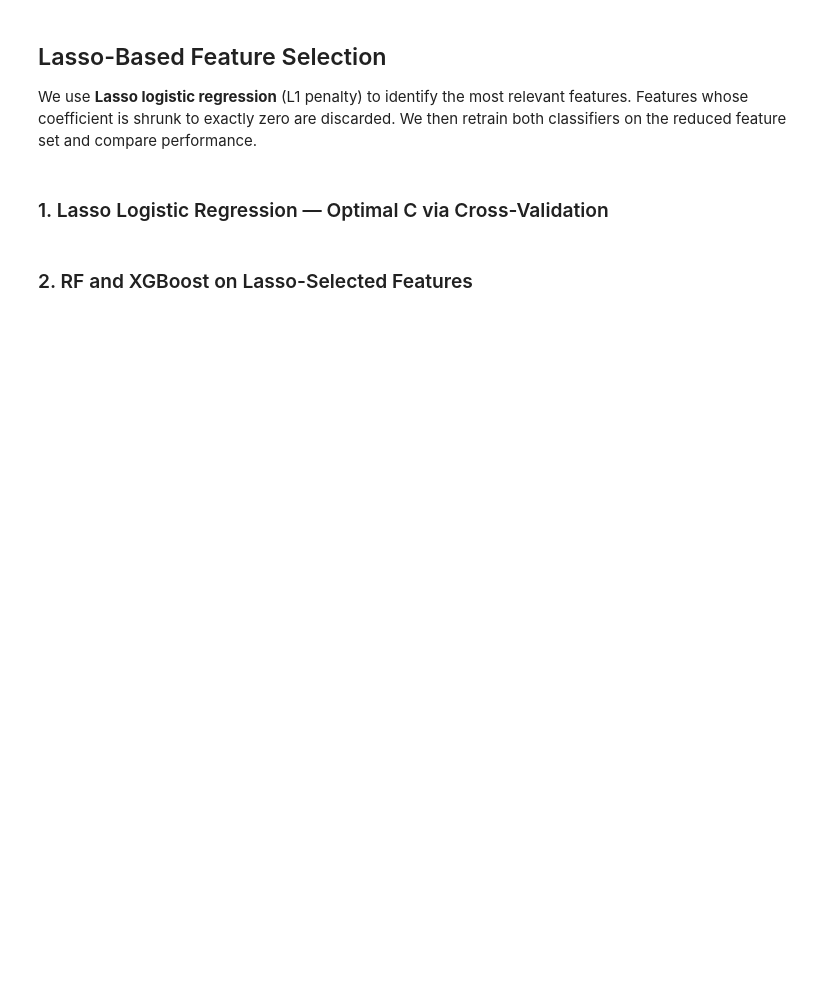
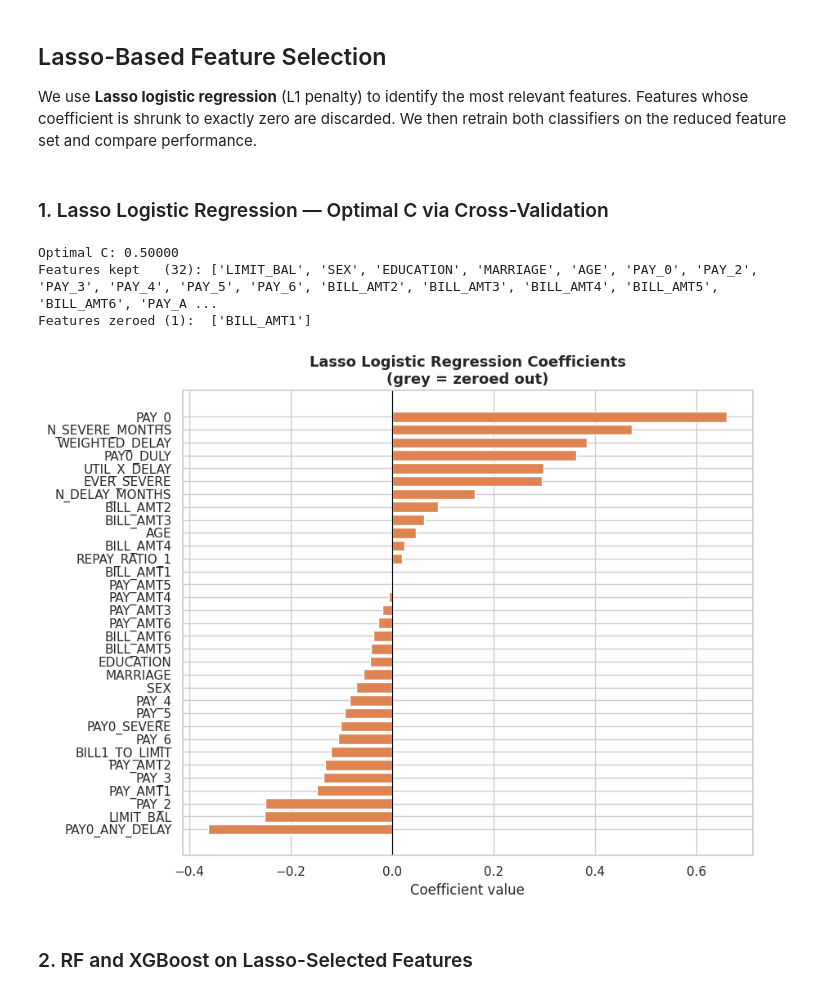
Before and after one commit to riccardo03/FinTech-Project, a Jupyter notebook: project.ipynb, the cells around one changed output. Cells and saved outputs as stored; diff of their text form; code cells hidden in the pictures; blank space fills up the shorter version.

```diff
--- a/project.ipynb
+++ b/project.ipynb
@@ -664,37 +808,42 @@ X_train_sc = scaler.fit_transform(X_train)
 X_test_sc  = scaler.transform(X_test)
 
 lasso = LogisticRegressionCV(
-    Cs=[0.0001, 0.001, 0.005, 0.01, 0.05, 0.1, 0.5],
+    Cs=[0.0001, 0.001, 0.005, 0.01, 0.05, 0.1, 0.5, 1.0, 5.0, 10.0],
     cv=3,
     penalty="l1",
     solver="saga",
     scoring="roc_auc",
     class_weight="balanced",
     max_iter=2000,
     random_state=42,
     n_jobs=-1,
 )
 lasso.fit(X_train_sc, y_train)
 
 coef = pd.Series(lasso.coef_[0], index=feature_cols)
 selected = coef[coef != 0].index.tolist()
 zeroed   = coef[coef == 0].index.tolist()
 
 print(f"Optimal C: {lasso.C_[0]:.5f}")
 print(f"Features kept   ({len(selected)}): {selected}")
 print(f"Features zeroed ({len(zeroed)}):  {zeroed}")
 
 coef_sorted = coef.sort_values()
 colors = ["#DD8452" if v != 0 else "#cccccc" for v in coef_sorted]
 
 fig, ax = plt.subplots(figsize=(9, 7))
 ax.barh(coef_sorted.index, coef_sorted.values, color=colors, edgecolor="white")
 ax.axvline(0, color="black", linewidth=0.8)
 ax.set_title("Lasso Logistic Regression Coefficients\n(grey = zeroed out)", fontsize=13, fontweight="bold")
 ax.set_xlabel("Coefficient value")
 plt.tight_layout()
 plt.savefig("plot_lasso_coef.png", dpi=150, bbox_inches="tight")
 plt.show()
+# %% [output]
+Optimal C: 0.50000
+Features kept   (32): ['LIMIT_BAL', 'SEX', 'EDUCATION', 'MARRIAGE', 'AGE', 'PAY_0', 'PAY_2', 'PAY_3', 'PAY_4', 'PAY_5', 'PAY_6', 'BILL_AMT2', 'BILL_AMT3', 'BILL_AMT4', 'BILL_AMT5', 'BILL_AMT6', 'PAY_A ...
+Features zeroed (1):  ['BILL_AMT1']
+[figure, added]
 # %% [markdown]
 ### 2. RF and XGBoost on Lasso-Selected Features
 # %%
```
Also changed, not shown: parts of 26 cells of this notebook.
